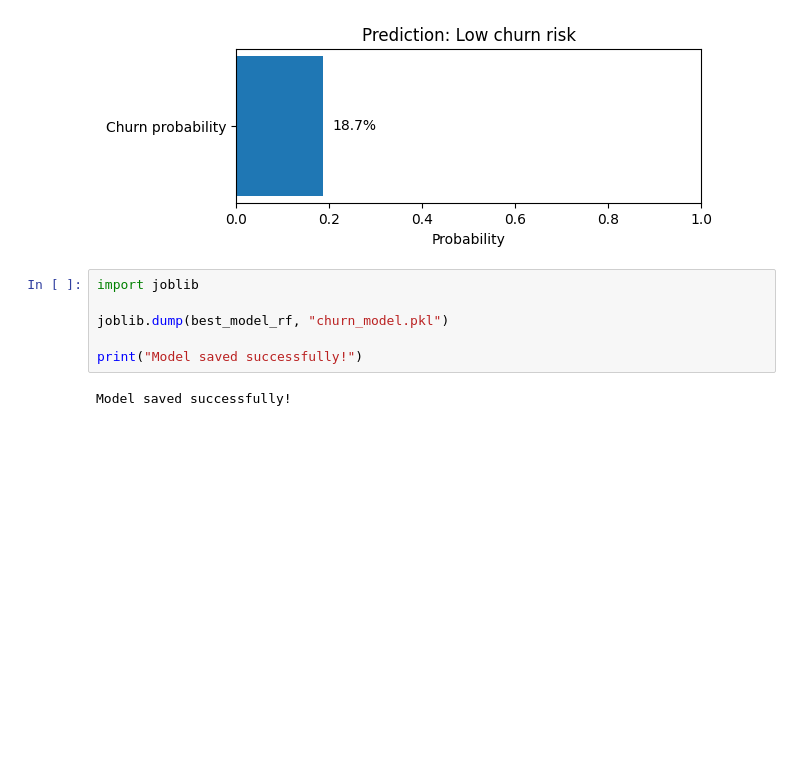
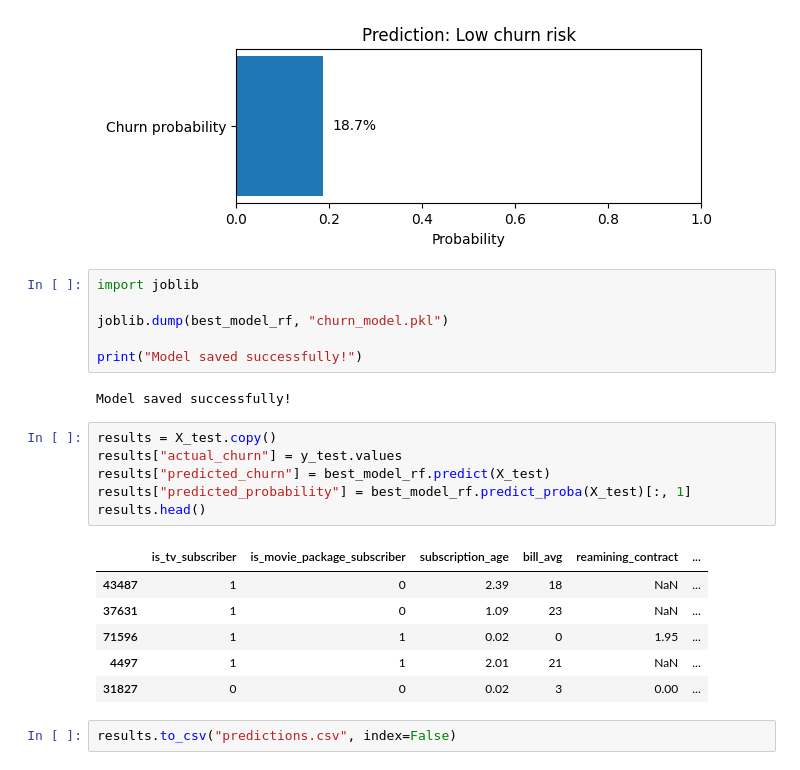
Before and after one commit to Viktoriia-code26/goit_telecom-churn-prediction, a Jupyter notebook: Project_eda_train_modeling.ipynb, the cells around one changed output. Saved outputs shown, nothing was run; the diff lists cells and outputs as text; blank space fills up the shorter version.

```diff
--- a/Project_eda_train_modeling.ipynb
+++ b/Project_eda_train_modeling.ipynb
@@ -668,3 +668,18 @@ joblib.dump(best_model_rf, "churn_model.pkl")
 print("Model saved successfully!")
 # %% [output]
 Model saved successfully!
+# %%
+results = X_test.copy()
+results["actual_churn"] = y_test.values
+results["predicted_churn"] = best_model_rf.predict(X_test)
+results["predicted_probability"] = best_model_rf.predict_proba(X_test)[:, 1]
+results.head()
+# %% [output]
+|  | is_tv_subscriber | is_movie_package_subscriber | subscription_age | bill_avg | reamining_contract | ... |
+| 43487 | 1 | 0 | 2.39 | 18 | NaN | ... |
+| 37631 | 1 | 0 | 1.09 | 23 | NaN | ... |
+| 71596 | 1 | 1 | 0.02 | 0 | 1.95 | ... |
+| 4497 | 1 | 1 | 2.01 | 21 | NaN | ... |
+| 31827 | 0 | 0 | 0.02 | 3 | 0.00 | ... |
+# %%
+results.to_csv("predictions.csv", index=False)
```
